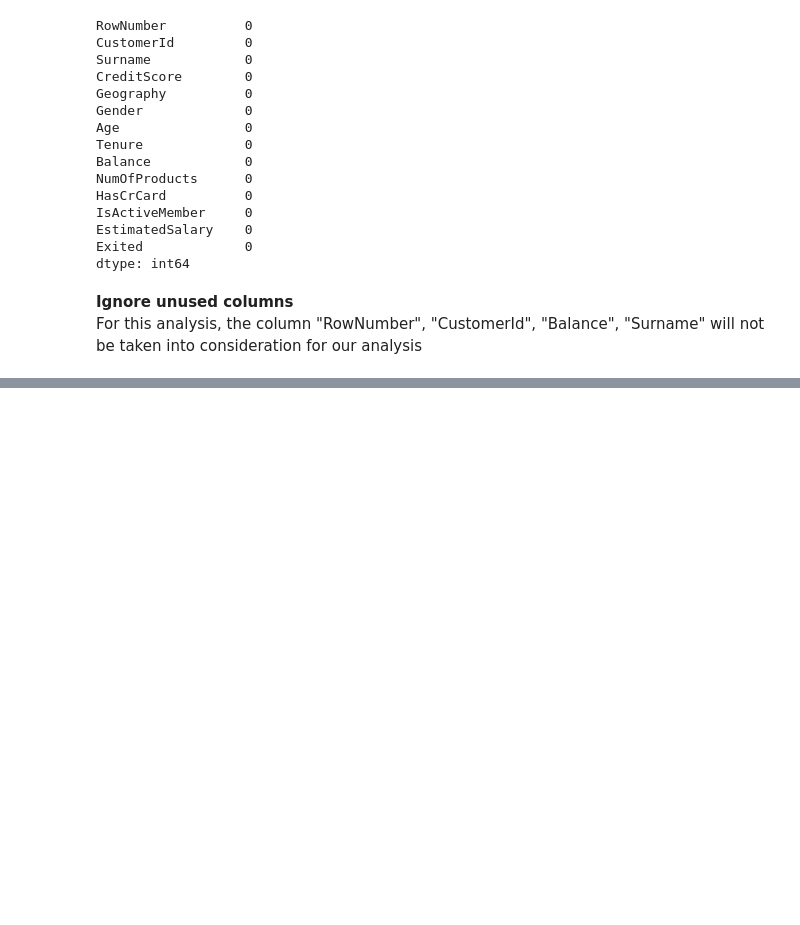
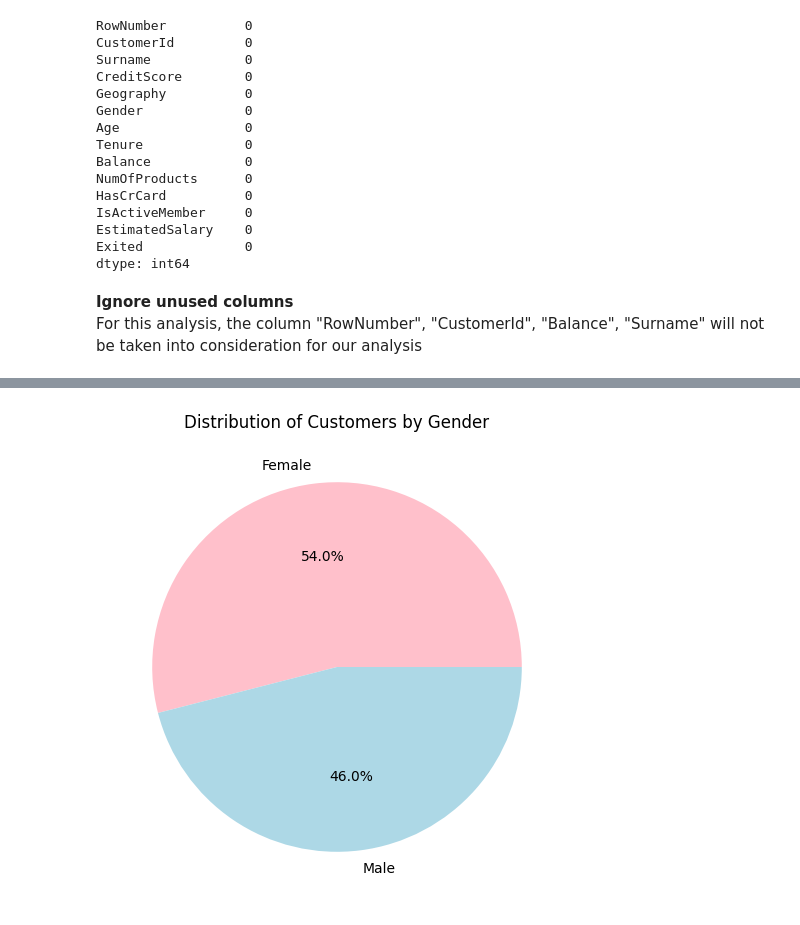
Before and after one commit to kairyvu/Banking_Customer_Churn_Prediction, a Jupyter notebook: banking_customer_churn_prediction.ipynb, the cells around one changed output, grey strips where cells are left out. Saved outputs shown, nothing was run; the diff lists cells and outputs as text; code cells hidden in the pictures; blank space fills up the shorter version.

```diff
--- a/banking_customer_churn_prediction.ipynb
+++ b/banking_customer_churn_prediction.ipynb
@@ -87,0 +109,8 @@ data.head(10)
+# %%
+plt.figure(figsize=(6, 6))
+visualizing_data['Gender'].value_counts().plot(kind='pie', autopct='%1.1f%%', colors=['pink', 'lightblue'])
+plt.title('Distribution of Customers by Gender')
+plt.ylabel('')
+plt.show()
+# %% [output]
+[figure, added]
```
Also changed, not shown: parts of 30 cells of this notebook.
